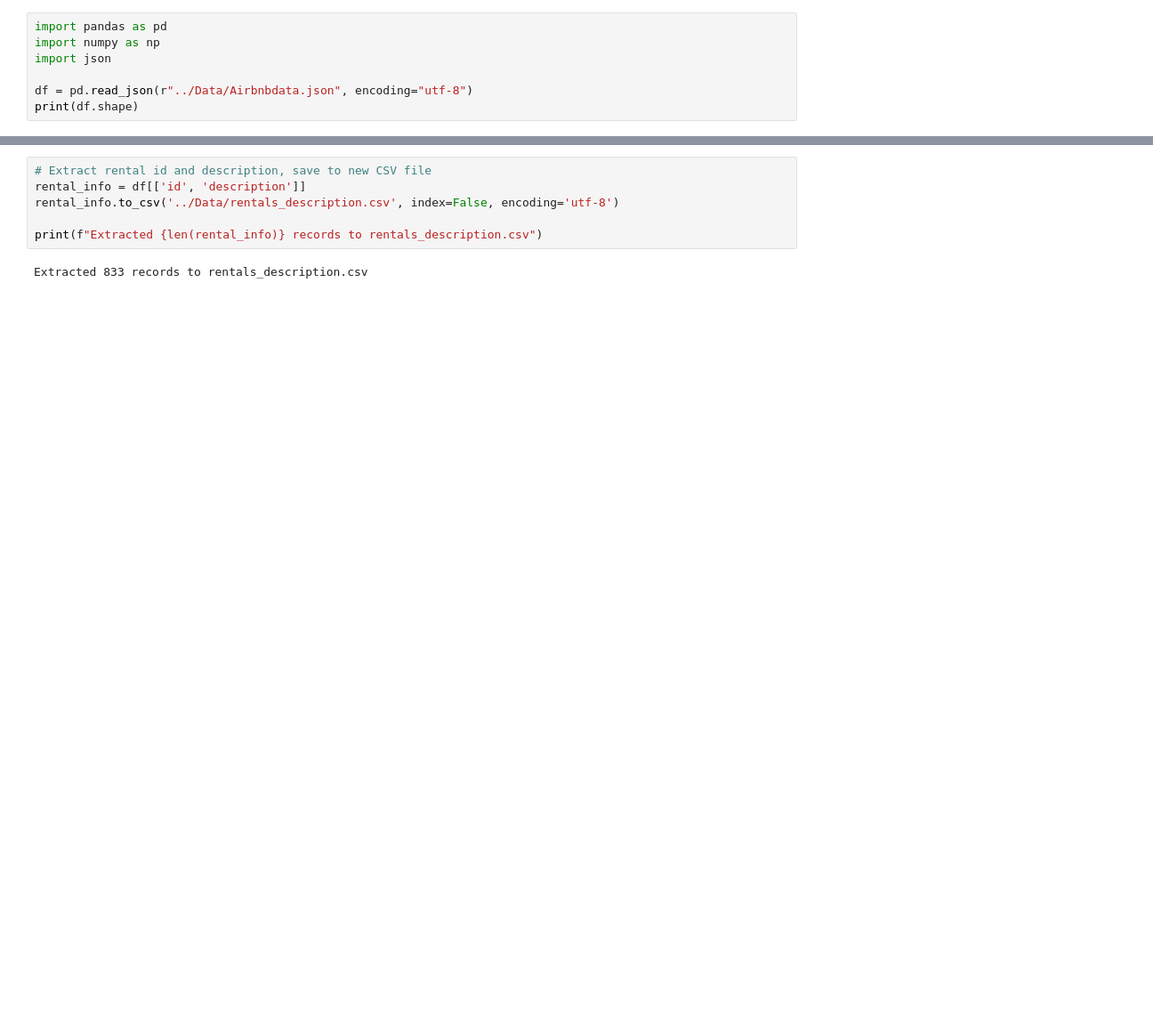
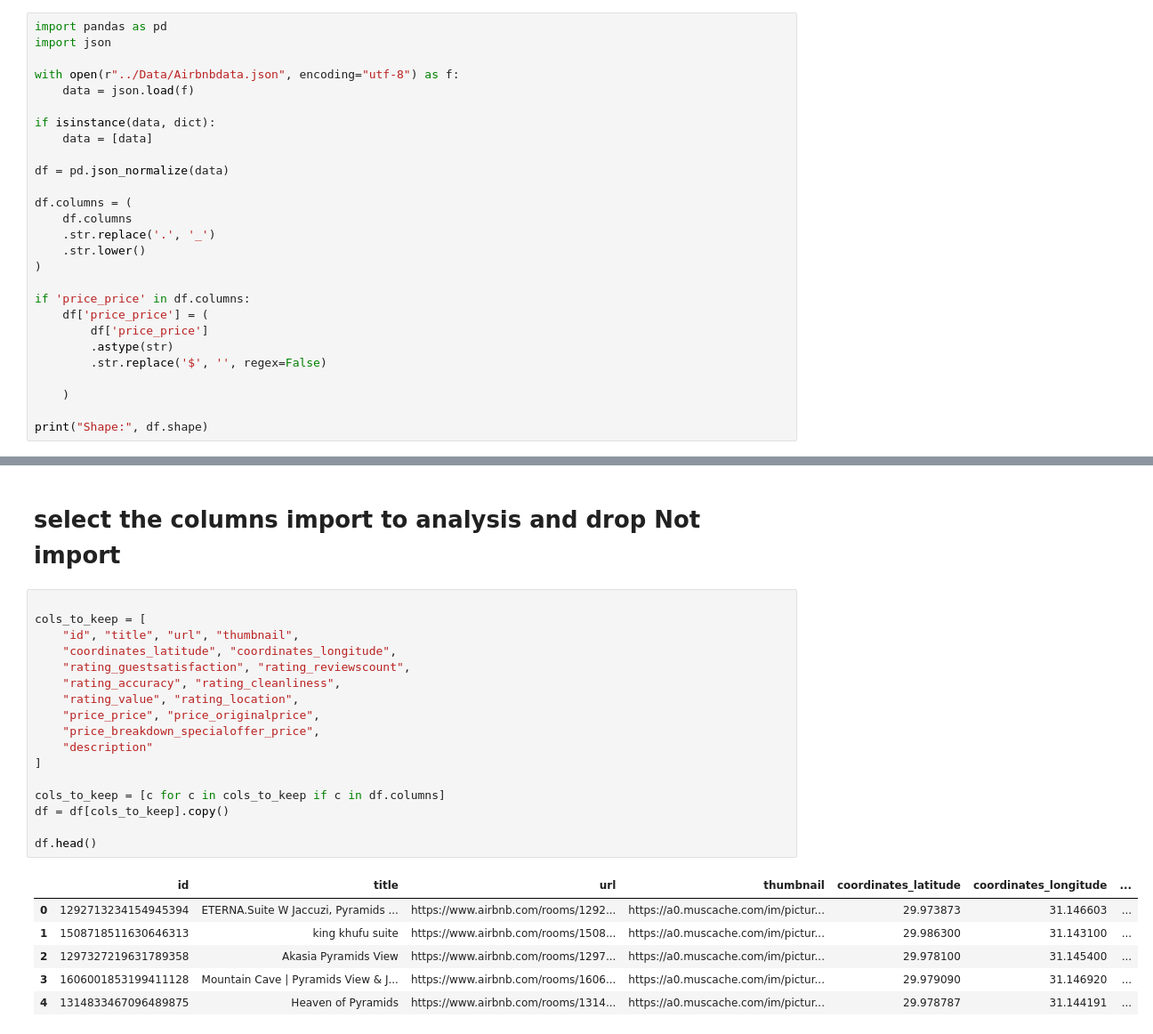
Before and after one commit to Mennaa-Ayman/Airbnb-Data-Analytics, a Jupyter notebook: Cleaning/Clean.ipynb, the cells around one changed output, grey strips where cells are left out. Shown: that part at 89% size. Saved outputs shown, nothing was run; the diff lists cells and outputs as text; blank space fills up the shorter version.

```diff
--- a/Cleaning/Clean.ipynb
+++ b/Cleaning/Clean.ipynb
@@ -1,8 +1,28 @@
 # %%
 import pandas as pd
-import numpy as np
 import json
 
-df = pd.read_json(r"../Data/Airbnbdata.json", encoding="utf-8")
-print(df.shape)
+with open(r"../Data/Airbnbdata.json", encoding="utf-8") as f:
+    data = json.load(f)
+
+if isinstance(data, dict):
+    data = [data]
+
+df = pd.json_normalize(data)
+
+df.columns = (
+    df.columns
+    .str.replace('.', '_')
+    .str.lower()
+)
+
+if 'price_price' in df.columns:
+    df['price_price'] = (
+        df['price_price']
+        .astype(str)
+        .str.replace('$', '', regex=False)
+
+    )
+
+print("Shape:", df.shape)
 # %% [output]
@@ -19,8 +40,26 @@ df.head()
-# %%
-# Extract rental id and description, save to new CSV file
-rental_info = df[['id', 'description']]
-rental_info.to_csv('../Data/rentals_description.csv', index=False, encoding='utf-8')
-
-print(f"Extracted {len(rental_info)} records to rentals_description.csv")
-# %% [output]
-Extracted 833 records to rentals_description.csv
+# %% [markdown]
+# select the columns import to analysis and drop Not import
+# %%
+
+cols_to_keep = [
+    "id", "title", "url", "thumbnail",
+    "coordinates_latitude", "coordinates_longitude",
+    "rating_guestsatisfaction", "rating_reviewscount",
+    "rating_accuracy", "rating_cleanliness",
+    "rating_value", "rating_location",
+    "price_price", "price_originalprice",
+    "price_breakdown_specialoffer_price",
+    "description"
+]
+
+cols_to_keep = [c for c in cols_to_keep if c in df.columns]
+df = df[cols_to_keep].copy()
+
+df.head()
+# %% [output]
+|  | id | title | url | thumbnail | coordinates_latitude | coordinates_longitude | ... |
+| 0 | 1292713234154945394 | ETERNA.Suite W Jaccuzi, Pyramids ... | https://www.airbnb.com/rooms/1292... | https://a0.muscache.com/im/pictur... | 29.973873 | 31.146603 | ... |
+| 1 | 1508718511630646313 | king khufu suite | https://www.airbnb.com/rooms/1508... | https://a0.muscache.com/im/pictur... | 29.986300 | 31.143100 | ... |
+| 2 | 1297327219631789358 | Akasia Pyramids View | https://www.airbnb.com/rooms/1297... | https://a0.muscache.com/im/pictur... | 29.978100 | 31.145400 | ... |
+| 3 | 1606001853199411128 | Mountain Cave | Pyramids View & J... | https://www.airbnb.com/rooms/1606... | https://a0.muscache.com/im/pictur... | 29.979090 | 31.146920 | ... |
+| 4 | 1314833467096489875 | Heaven of Pyramids | https://www.airbnb.com/rooms/1314... | https://a0.muscache.com/im/pictur... | 29.978787 | 31.144191 | ... |
```
Also changed, not shown: parts of 26 cells of this notebook, 2 other files.
